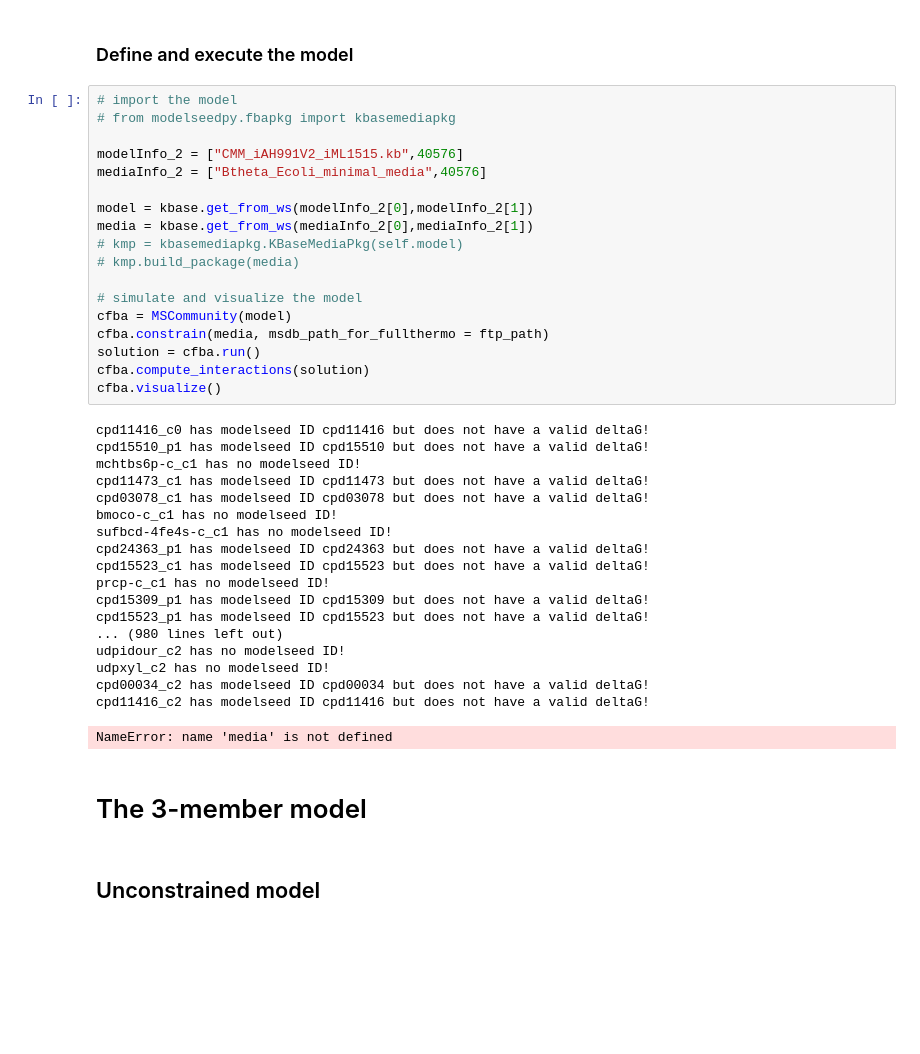
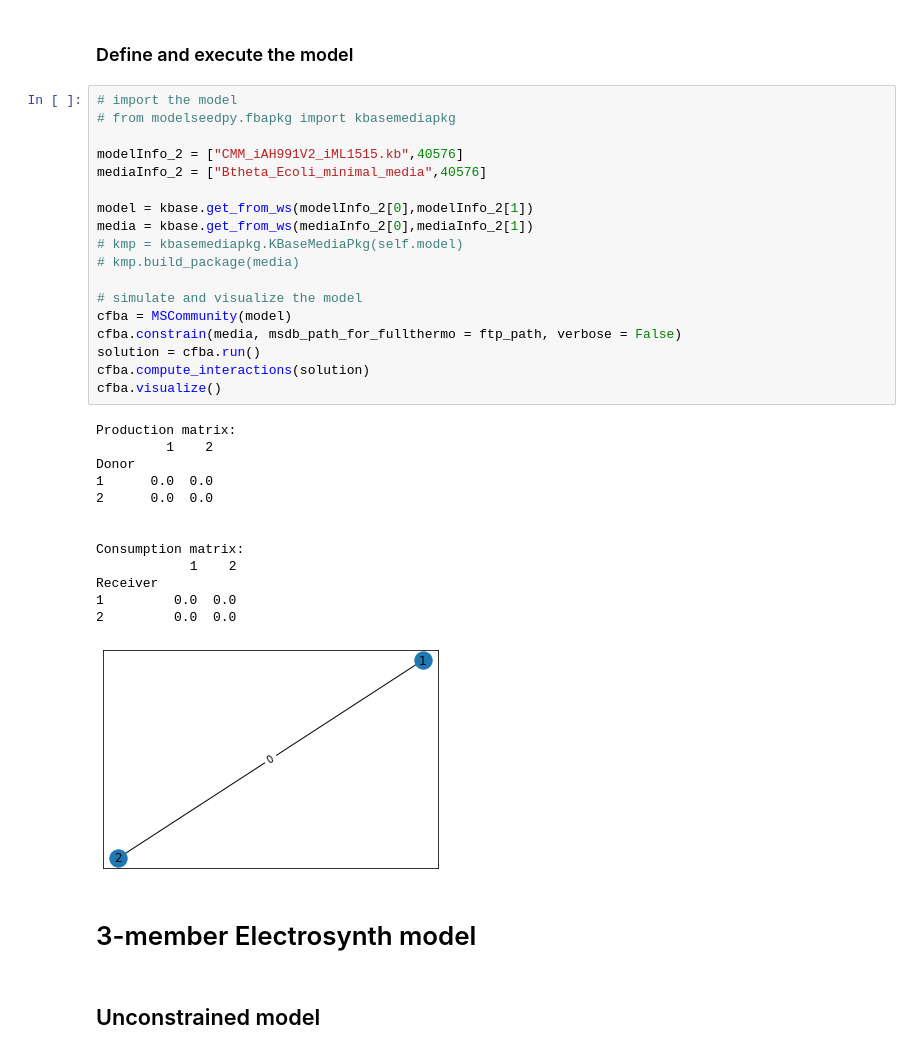
Before and after one commit to ModelSEED/ModelSEEDpy, a Jupyter notebook: examples/Community Modeling/MSCommunity_1.ipynb, the cells around one changed output. Cells and saved outputs as stored; diff of their text form; blank space fills up the shorter version.

Commit message:
MSCommunity codes + Notebook, and verbose option FullThermo

```diff
--- a/examples/Community Modeling/MSCommunity_1.ipynb
+++ b/examples/Community Modeling/MSCommunity_1.ipynb
@@ -59,42 +68,37 @@ Receiver
 # %%
 # import the model
 # from modelseedpy.fbapkg import kbasemediapkg
 
 modelInfo_2 = ["CMM_iAH991V2_iML1515.kb",40576]
 mediaInfo_2 = ["Btheta_Ecoli_minimal_media",40576]
 
 model = kbase.get_from_ws(modelInfo_2[0],modelInfo_2[1])
 media = kbase.get_from_ws(mediaInfo_2[0],mediaInfo_2[1])
 # kmp = kbasemediapkg.KBaseMediaPkg(self.model)
 # kmp.build_package(media)
 
 # simulate and visualize the model
 cfba = MSCommunity(model)
-cfba.constrain(media, msdb_path_for_fullthermo = ftp_path)
+cfba.constrain(media, msdb_path_for_fullthermo = ftp_path, verbose = False)
 solution = cfba.run()
 cfba.compute_interactions(solution)
 cfba.visualize()
 # %% [output]
-cpd11416_c0 has modelseed ID cpd11416 but does not have a valid deltaG!
-cpd15510_p1 has modelseed ID cpd15510 but does not have a valid deltaG!
-mchtbs6p-c_c1 has no modelseed ID!
-cpd11473_c1 has modelseed ID cpd11473 but does not have a valid deltaG!
-cpd03078_c1 has modelseed ID cpd03078 but does not have a valid deltaG!
-bmoco-c_c1 has no modelseed ID!
-sufbcd-4fe4s-c_c1 has no modelseed ID!
-cpd24363_p1 has modelseed ID cpd24363 but does not have a valid deltaG!
-cpd15523_c1 has modelseed ID cpd15523 but does not have a valid deltaG!
-prcp-c_c1 has no modelseed ID!
-cpd15309_p1 has modelseed ID cpd15309 but does not have a valid deltaG!
-cpd15523_p1 has modelseed ID cpd15523 but does not have a valid deltaG!
-... (980 lines left out)
-udpidour_c2 has no modelseed ID!
-udpxyl_c2 has no modelseed ID!
-cpd00034_c2 has modelseed ID cpd00034 but does not have a valid deltaG!
-cpd11416_c2 has modelseed ID cpd11416 but does not have a valid deltaG!
+Production matrix:
+         1    2
+Donor
+1      0.0  0.0
+2      0.0  0.0
+
+
+Consumption matrix:
+            1    2
+Receiver
+1         0.0  0.0
+2         0.0  0.0
-NameError: name 'media' is not defined
+[figure, added]
 # %% [markdown]
-# The 3-member model
+# 3-member Electrosynth model
 # %% [markdown]
 ## Unconstrained model
 # %% [markdown]
```
Also changed, not shown: parts of 15 cells of this notebook, 3 other files.
